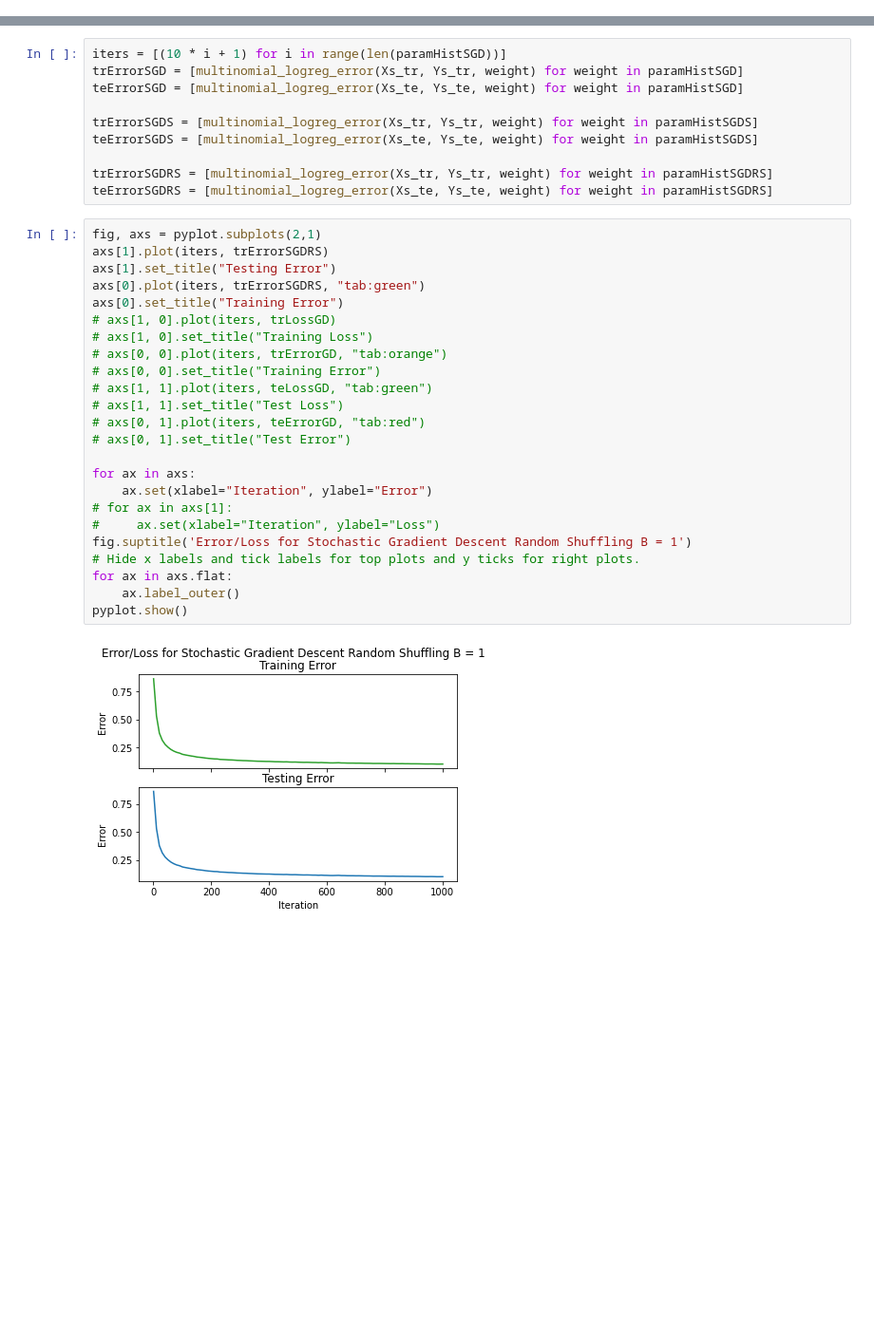
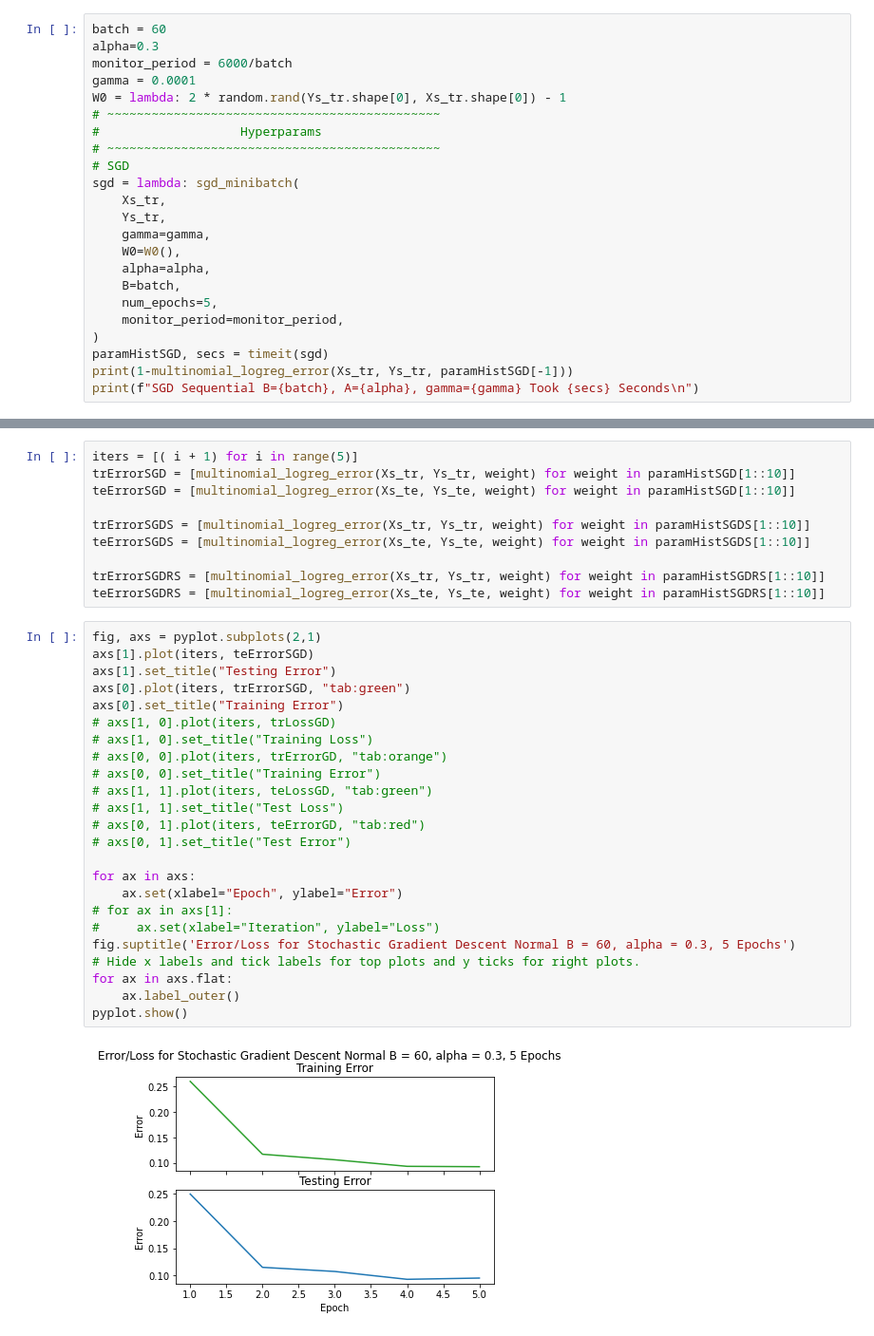
Before and after one commit to bhar200/textbooks-and-notes, a Jupyter notebook: homework/CS4787/gradient descent/plotting.ipynb, the cells around one changed output, grey strips where cells are left out. Shown at 95% size. Saved outputs shown, nothing was run; the diff lists cells and outputs as text; blank space fills up the shorter version.

```diff
--- a/homework/CS4787/gradient descent/plotting.ipynb
+++ b/homework/CS4787/gradient descent/plotting.ipynb
@@ -383,0 +370,23 @@ iters = [(10 * i + 1) for i in range(len(paramHist))]
+# %%
+batch = 60
+alpha=0.3
+monitor_period = 6000/batch
+gamma = 0.0001
+W0 = lambda: 2 * random.rand(Ys_tr.shape[0], Xs_tr.shape[0]) - 1
+# ~~~~~~~~~~~~~~~~~~~~~~~~~~~~~~~~~~~~~~~~~~~~~
+#                   Hyperparams
+# ~~~~~~~~~~~~~~~~~~~~~~~~~~~~~~~~~~~~~~~~~~~~~
+# SGD
+sgd = lambda: sgd_minibatch(
+    Xs_tr,
+    Ys_tr,
+    gamma=gamma,
+    W0=W0(),
+    alpha=alpha,
+    B=batch,
+    num_epochs=5,
+    monitor_period=monitor_period,
+)
+paramHistSGD, secs = timeit(sgd)
+print(1-multinomial_logreg_error(Xs_tr, Ys_tr, paramHistSGD[-1]))
+print(f"SGD Sequential B={batch}, A={alpha}, gamma={gamma} Took {secs} Seconds\n")
@@ -384,36 +396,36 @@ iters = [(10 * i + 1) for i in range(len(paramHist))]
 # %%
-iters = [(10 * i + 1) for i in range(len(paramHistSGD))]
-trErrorSGD = [multinomial_logreg_error(Xs_tr, Ys_tr, weight) for weight in paramHistSGD]
-teErrorSGD = [multinomial_logreg_error(Xs_te, Ys_te, weight) for weight in paramHistSGD]
+iters = [( i + 1) for i in range(5)]
+trErrorSGD = [multinomial_logreg_error(Xs_tr, Ys_tr, weight) for weight in paramHistSGD[1::10]]
+teErrorSGD = [multinomial_logreg_error(Xs_te, Ys_te, weight) for weight in paramHistSGD[1::10]]
 
-trErrorSGDS = [multinomial_logreg_error(Xs_tr, Ys_tr, weight) for weight in paramHistSGDS]
-teErrorSGDS = [multinomial_logreg_error(Xs_te, Ys_te, weight) for weight in paramHistSGDS]
+trErrorSGDS = [multinomial_logreg_error(Xs_tr, Ys_tr, weight) for weight in paramHistSGDS[1::10]]
+teErrorSGDS = [multinomial_logreg_error(Xs_te, Ys_te, weight) for weight in paramHistSGDS[1::10]]
 
-trErrorSGDRS = [multinomial_logreg_error(Xs_tr, Ys_tr, weight) for weight in paramHistSGDRS]
-teErrorSGDRS = [multinomial_logreg_error(Xs_te, Ys_te, weight) for weight in paramHistSGDRS]
+trErrorSGDRS = [multinomial_logreg_error(Xs_tr, Ys_tr, weight) for weight in paramHistSGDRS[1::10]]
+teErrorSGDRS = [multinomial_logreg_error(Xs_te, Ys_te, weight) for weight in paramHistSGDRS[1::10]]
 # %%
 fig, axs = pyplot.subplots(2,1)
-axs[1].plot(iters, trErrorSGDRS)
+axs[1].plot(iters, teErrorSGD)
 axs[1].set_title("Testing Error")
-axs[0].plot(iters, trErrorSGDRS, "tab:green")
+axs[0].plot(iters, trErrorSGD, "tab:green")
 axs[0].set_title("Training Error")
 # axs[1, 0].plot(iters, trLossGD)
 # axs[1, 0].set_title("Training Loss")
 # axs[0, 0].plot(iters, trErrorGD, "tab:orange")
 # axs[0, 0].set_title("Training Error")
 # axs[1, 1].plot(iters, teLossGD, "tab:green")
 # axs[1, 1].set_title("Test Loss")
 # axs[0, 1].plot(iters, teErrorGD, "tab:red")
 # axs[0, 1].set_title("Test Error")
 
 for ax in axs:
-    ax.set(xlabel="Iteration", ylabel="Error")
+    ax.set(xlabel="Epoch", ylabel="Error")
 # for ax in axs[1]:
 #     ax.set(xlabel="Iteration", ylabel="Loss")
-fig.suptitle('Error/Loss for Stochastic Gradient Descent Random Shuffling B = 1')
+fig.suptitle('Error/Loss for Stochastic Gradient Descent Normal B = 60, alpha = 0.3, 5 Epochs')
 # Hide x labels and tick labels for top plots and y ticks for right plots.
 for ax in axs.flat:
     ax.label_outer()
 pyplot.show()
 # %% [output]
-[figure, old version]
+[figure, new version]
```
Also changed, not shown: parts of 3 cells of this notebook, 34 other files.
